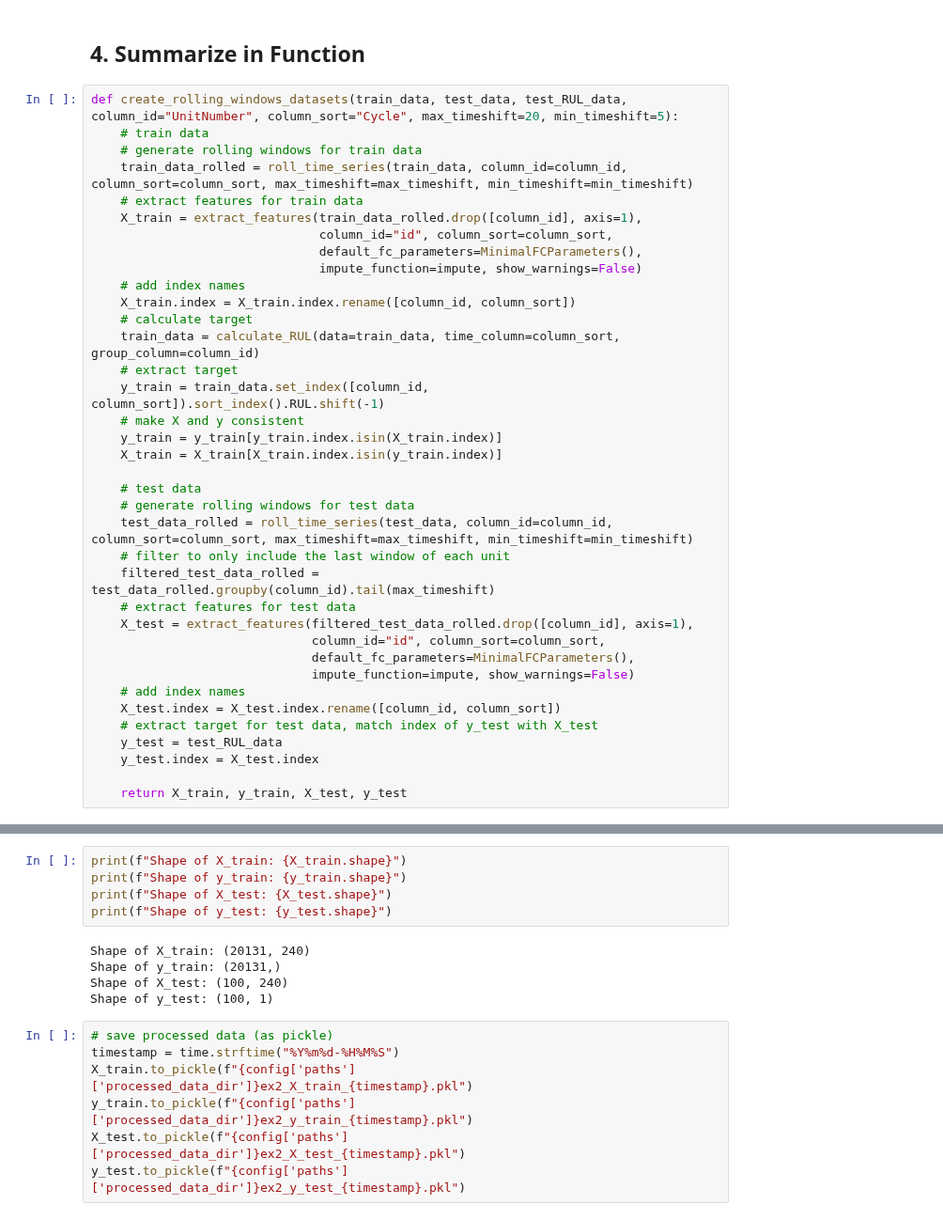
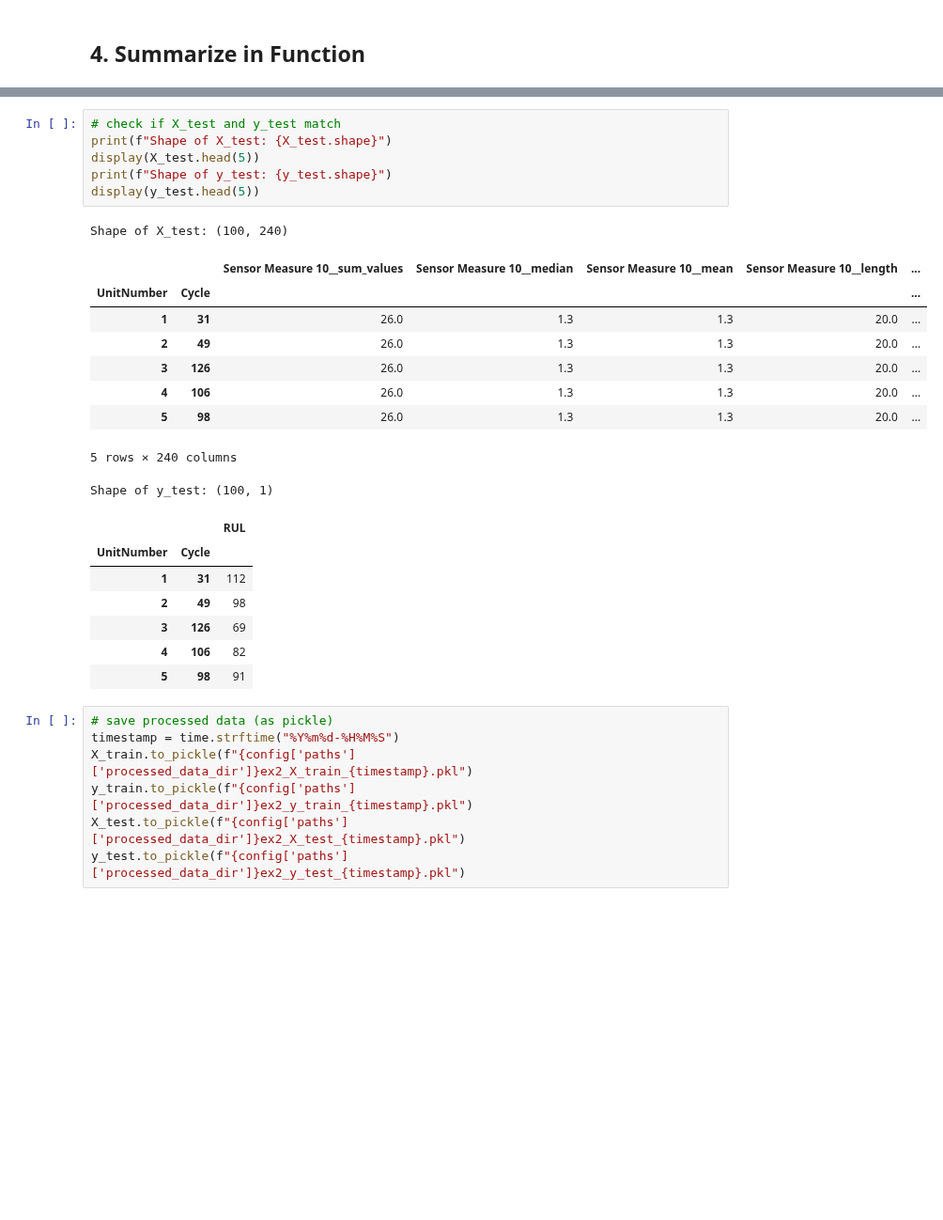
Before and after one commit to nina-prog/damage-propagation-modeling, a Jupyter notebook: notebooks/060524_nina_sliding_window.ipynb, the cells around one changed output, grey strips where cells are left out. Shown at 94% size. Drawn from its saved outputs; the diff is of its cells as text; blank space fills up the shorter version.

```diff
--- a/notebooks/060524_nina_sliding_window.ipynb
+++ b/notebooks/060524_nina_sliding_window.ipynb
@@ -408,40 +412,3 @@ Shape of y_test: (100, 1)
 | 5 | 98 | 91 |
 # %% [markdown]
 ## 4. Summarize in Function
-# %%
-def create_rolling_windows_datasets(train_data, test_data, test_RUL_data, column_id="UnitNumber", column_sort="Cycle", max_timeshift=20, min_timeshift=5):
-    # train data
-    # generate rolling windows for train data
-    train_data_rolled = roll_time_series(train_data, column_id=column_id, column_sort=column_sort, max_timeshift=max_timeshift, min_timeshift=min_timeshift)
-    # extract features for train data
-    X_train = extract_features(train_data_rolled.drop([column_id], axis=1),
-                               column_id="id", column_sort=column_sort,
-                               default_fc_parameters=MinimalFCParameters(),
-                               impute_function=impute, show_warnings=False)
-    # add index names
-    X_train.index = X_train.index.rename([column_id, column_sort])
-    # calculate target
-    train_data = calculate_RUL(data=train_data, time_column=column_sort, group_column=column_id)
-    # extract target
-    y_train = train_data.set_index([column_id, column_sort]).sort_index().RUL.shift(-1)
-    # make X and y consistent
-    y_train = y_train[y_train.index.isin(X_train.index)]
-    X_train = X_train[X_train.index.isin(y_train.index)]
-
-    # test data
-    # generate rolling windows for test data
-    test_data_rolled = roll_time_series(test_data, column_id=column_id, column_sort=column_sort, max_timeshift=max_timeshift, min_timeshift=min_timeshift)
-    # filter to only include the last window of each unit
-    filtered_test_data_rolled = test_data_rolled.groupby(column_id).tail(max_timeshift)
-    # extract features for test data
-    X_test = extract_features(filtered_test_data_rolled.drop([column_id], axis=1),
-                              column_id="id", column_sort=column_sort,
-                              default_fc_parameters=MinimalFCParameters(),
-                              impute_function=impute, show_warnings=False)
-    # add index names
-    X_test.index = X_test.index.rename([column_id, column_sort])
-    # extract target for test data, match index of y_test with X_test
-    y_test = test_RUL_data
-    y_test.index = X_test.index
-
-    return X_train, y_train, X_test, y_test
@@ -451,13 +457,27 @@ X_train, y_train, X_test, y_test = create_rolling_windows_datasets(train_data, t
 # %%
-print(f"Shape of X_train: {X_train.shape}")
-print(f"Shape of y_train: {y_train.shape}")
+# check if X_test and y_test match
 print(f"Shape of X_test: {X_test.shape}")
+display(X_test.head(5))
 print(f"Shape of y_test: {y_test.shape}")
+display(y_test.head(5))
 # %% [output]
-Shape of X_train: (20131, 240)
-Shape of y_train: (20131,)
 Shape of X_test: (100, 240)
-Shape of y_test: (100, 1)
+|  |  | Sensor Measure 10__sum_values | Sensor Measure 10__median | Sensor Measure 10__mean | Sensor Measure 10__length | ... |
+| UnitNumber | Cycle |  |  |  |  | ... |
+| 1 | 31 | 26.0 | 1.3 | 1.3 | 20.0 | ... |
+| 2 | 49 | 26.0 | 1.3 | 1.3 | 20.0 | ... |
+| 3 | 126 | 26.0 | 1.3 | 1.3 | 20.0 | ... |
+| 4 | 106 | 26.0 | 1.3 | 1.3 | 20.0 | ... |
+| 5 | 98 | 26.0 | 1.3 | 1.3 | 20.0 | ... |
+5 rows × 240 columns
+Shape of y_test: (100, 1)
+|  |  | RUL |
+| UnitNumber | Cycle |  |
+| 1 | 31 | 112 |
+| 2 | 49 | 98 |
+| 3 | 126 | 69 |
+| 4 | 106 | 82 |
+| 5 | 98 | 91 |
 # %%
 # save processed data (as pickle)
 timestamp = time.strftime("%Y%m%d-%H%M%S")
```
Also changed, not shown: parts of 12 cells of this notebook, 1 other file.
